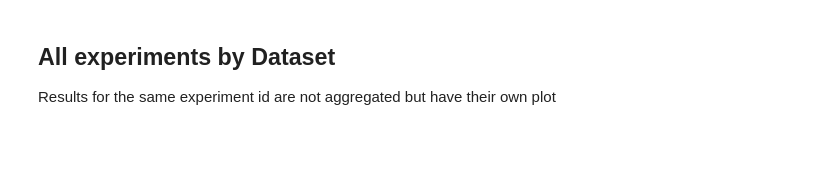
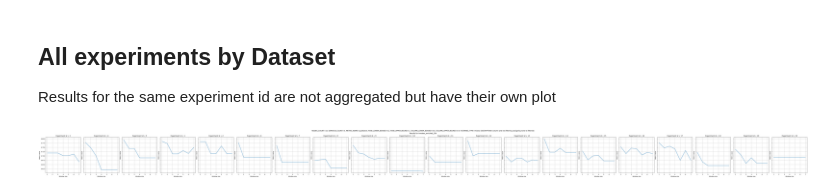
Before and after one commit to SESARLab/data-quality-simulator, a Jupyter notebook: notebooks/aggregate.ipynb, the cells around one changed output. Saved outputs shown, nothing was run; the diff lists cells and outputs as text; code cells hidden in the pictures; blank space fills up the shorter version.

```diff
--- a/notebooks/aggregate.ipynb
+++ b/notebooks/aggregate.ipynb
@@ -174,35 +211,38 @@ for dataset in tested_datasets:
     dataset_results = apply_filters_to_dataset(results, results_filters + [lambda df: df['dataset'] == dataset])
     experiment_ids = dataset_results['experiment_id'].unique()
     for exp_id in experiment_ids:
-        exp_id_results = dataset_results[dataset_results['experiment_id'] == exp_id][['window_size', 'metric_value']]
+        exp_id_results = dataset_results[dataset_results['experiment_id'] == exp_id][['window_size', 'metric_value']].drop_duplicates()
         results_per_dataset[dataset][exp_id] = exp_id_results
 # %%
 import matplotlib.pyplot as plt
 
+results_per_dataset = {k:v for k, v in results_per_dataset.items() if len(v) > 0}
 fig_width = max(len(exp_res) for exp_res in results_per_dataset.values()) * 4
 
 dataset_res_count = len(results_per_dataset)
 fig_height = dataset_res_count * 5
 fig = plt.figure(figsize=(fig_width, fig_height), constrained_layout=True)
 fig.suptitle(plot_title)
 
 subfigs = fig.subfigures(nrows=dataset_res_count, ncols=1, squeeze=False)
 
 for i, (dataset, dresults) in enumerate(results_per_dataset.items()):
     subfig = subfigs.item(i)
     subfig.suptitle(f'Results for {dataset}')
 
     axs = subfig.subplots(1, len(dresults), sharex=True, sharey=True, squeeze=False)
     # plt.figure(figsize=(10, 6))
     for exp_index, (exp_id, exp_id_results) in enumerate(dresults.items()):
         axs[0][exp_index].plot(exp_id_results['window_size'], exp_id_results['metric_value'])#, label=f'Experiment id = {exp_id}')
         axs[0][exp_index].set_xlabel('Window size')
         axs[0][exp_index].set_ylabel('Metric value')
         axs[0][exp_index].set_title(f'Experiment id = {exp_id}')
         axs[0][exp_index].grid(True)
         # axs[i][exp_id].legend()
         plt.xticks(exp_id_results['window_size'])
 
 #fig.tight_layout()
 plt.savefig('all_exp.svg', bbox_inches='tight')
 plt.show()
+# %% [output]
+[figure, added]
```
Also changed, not shown: parts of 4 cells of this notebook, 5 other files.
